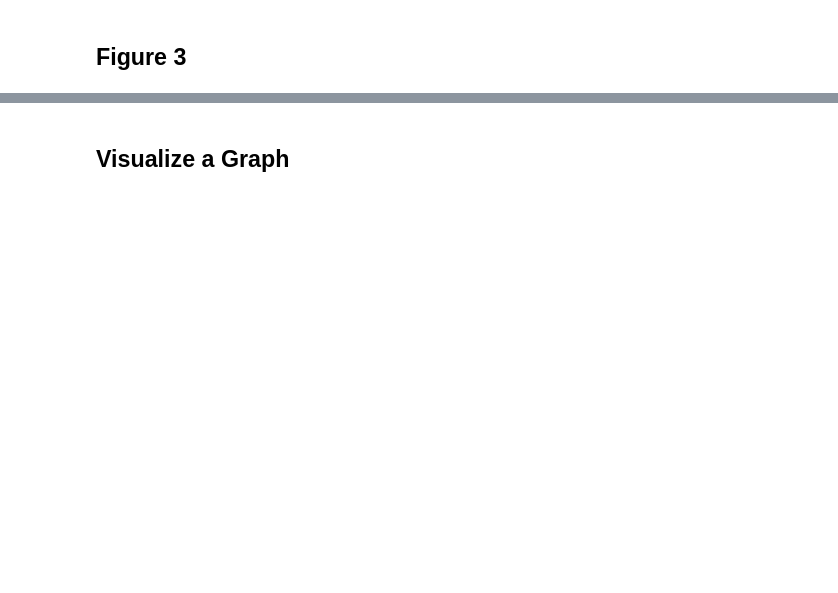
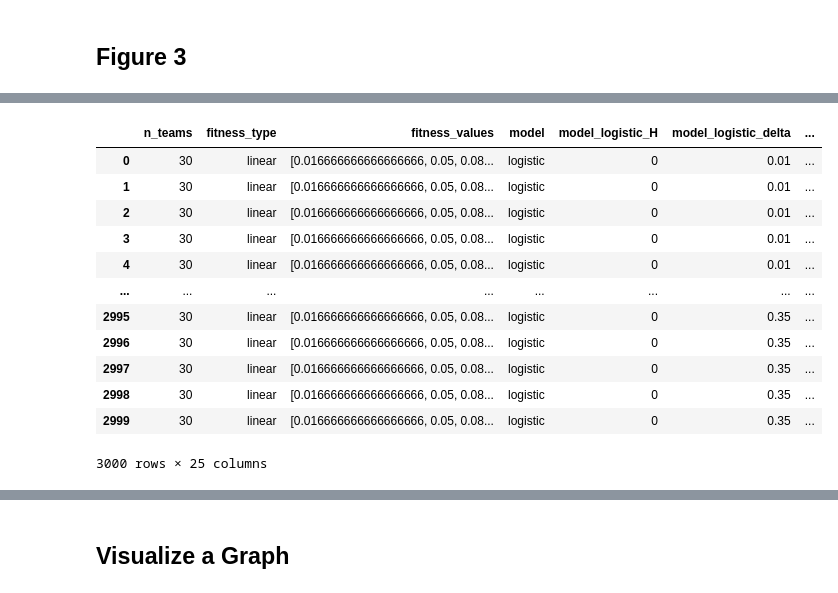
Before and after one commit to nicolas-kuechler/eth-sports-networks-2021, a Jupyter notebook: project.ipynb, the cells around one changed output, grey strips where cells are left out. Cells and saved outputs as stored; diff of their text form; code cells hidden in the pictures; blank space fills up the shorter version.

```diff
--- a/project.ipynb
+++ b/project.ipynb
@@ -445,0 +436,16 @@ Config results in 3000 experiments
+# %%
+display(df)
+# %% [output]
+|  | n_teams | fitness_type | fitness_values | model | model_logistic_H | model_logistic_delta | ... |
+| 0 | 30 | linear | [0.016666666666666666, 0.05, 0.08... | logistic | 0 | 0.01 | ... |
+| 1 | 30 | linear | [0.016666666666666666, 0.05, 0.08... | logistic | 0 | 0.01 | ... |
+| 2 | 30 | linear | [0.016666666666666666, 0.05, 0.08... | logistic | 0 | 0.01 | ... |
+| 3 | 30 | linear | [0.016666666666666666, 0.05, 0.08... | logistic | 0 | 0.01 | ... |
+| 4 | 30 | linear | [0.016666666666666666, 0.05, 0.08... | logistic | 0 | 0.01 | ... |
+| ... | ... | ... | ... | ... | ... | ... | ... |
+| 2995 | 30 | linear | [0.016666666666666666, 0.05, 0.08... | logistic | 0 | 0.35 | ... |
+| 2996 | 30 | linear | [0.016666666666666666, 0.05, 0.08... | logistic | 0 | 0.35 | ... |
+| 2997 | 30 | linear | [0.016666666666666666, 0.05, 0.08... | logistic | 0 | 0.35 | ... |
+| 2998 | 30 | linear | [0.016666666666666666, 0.05, 0.08... | logistic | 0 | 0.35 | ... |
+| 2999 | 30 | linear | [0.016666666666666666, 0.05, 0.08... | logistic | 0 | 0.35 | ... |
+3000 rows × 25 columns
```
Also changed, not shown: parts of 5 cells of this notebook, 2 other files.
